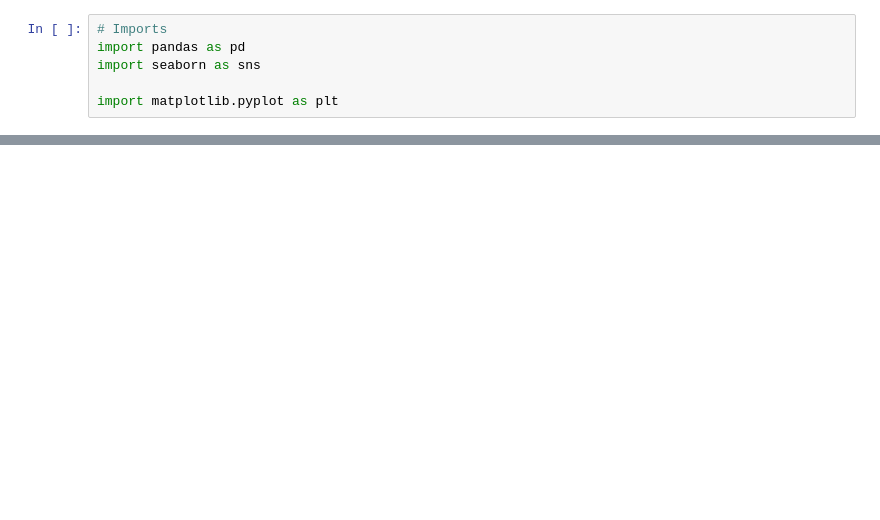
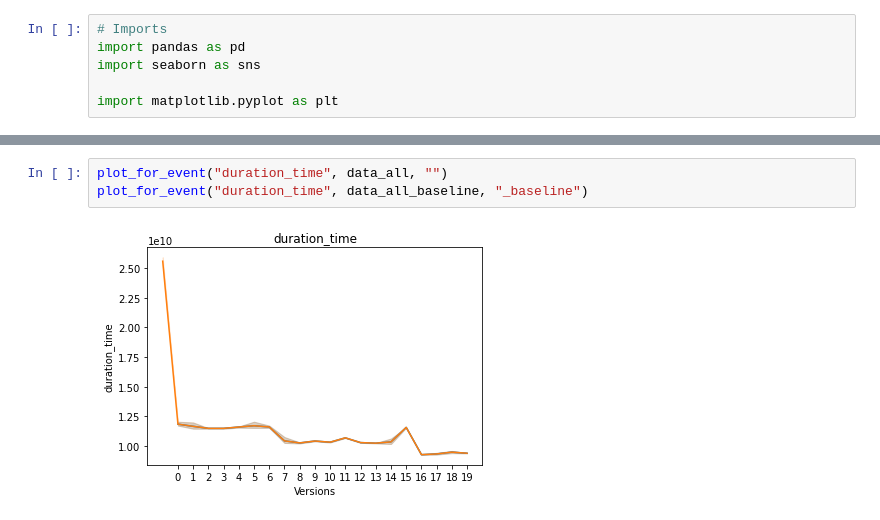
Before and after one commit to Naexon/EP-2022WS, a Jupyter notebook: statistics.ipynb, the cells around one changed output, grey strips where cells are left out. Saved outputs shown, nothing was run; the diff lists cells and outputs as text; blank space fills up the shorter version.

```diff
--- a/statistics.ipynb
+++ b/statistics.ipynb
@@ -50,0 +81,5 @@ plt.savefig("./plots/{}".format(event))
+# %%
+plot_for_event("duration_time", data_all, "")
+plot_for_event("duration_time", data_all_baseline, "_baseline")
+# %% [output]
+[figure, added]
```
Also changed, not shown: parts of 9 cells of this notebook, 12 other files.
